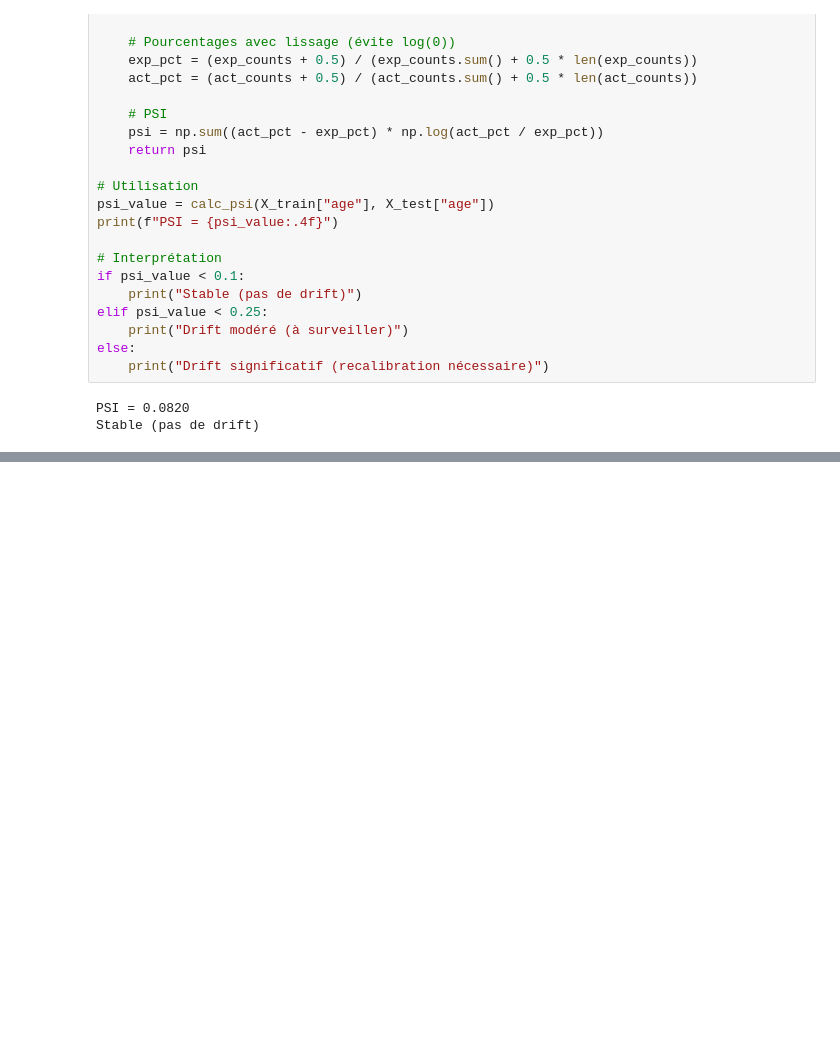
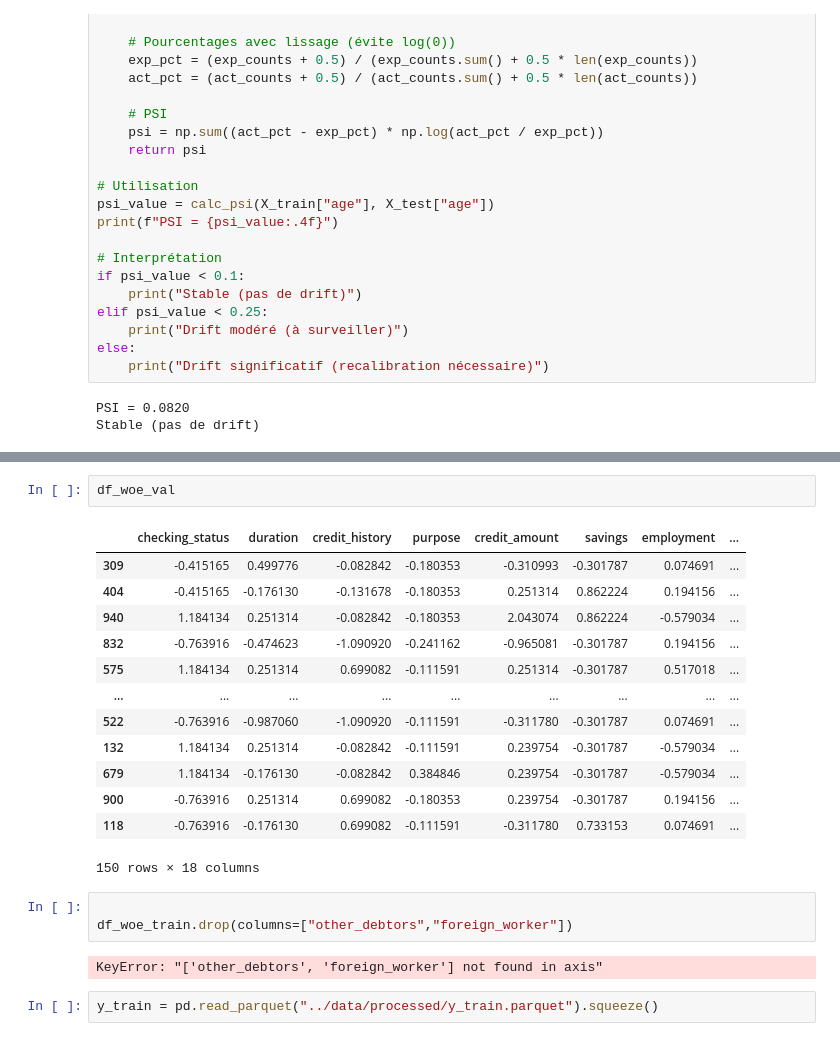
Before and after one commit to kevinguemnengfotso-tech/scorecard_credit, a Jupyter notebook: notebooks/02_woe_iv.ipynb, the cells around one changed output, grey strips where cells are left out. Saved outputs shown, nothing was run; the diff lists cells and outputs as text; blank space fills up the shorter version.

```diff
--- a/notebooks/02_woe_iv.ipynb
+++ b/notebooks/02_woe_iv.ipynb
@@ -303,0 +321,23 @@ Stable (pas de drift)
+# %%
+df_woe_val
+# %% [output]
+|  | checking_status | duration | credit_history | purpose | credit_amount | savings | employment | ... |
+| 309 | -0.415165 | 0.499776 | -0.082842 | -0.180353 | -0.310993 | -0.301787 | 0.074691 | ... |
+| 404 | -0.415165 | -0.176130 | -0.131678 | -0.180353 | 0.251314 | 0.862224 | 0.194156 | ... |
+| 940 | 1.184134 | 0.251314 | -0.082842 | -0.180353 | 2.043074 | 0.862224 | -0.579034 | ... |
+| 832 | -0.763916 | -0.474623 | -1.090920 | -0.241162 | -0.965081 | -0.301787 | 0.194156 | ... |
+| 575 | 1.184134 | 0.251314 | 0.699082 | -0.111591 | 0.251314 | -0.301787 | 0.517018 | ... |
+| ... | ... | ... | ... | ... | ... | ... | ... | ... |
+| 522 | -0.763916 | -0.987060 | -1.090920 | -0.111591 | -0.311780 | -0.301787 | 0.074691 | ... |
+| 132 | 1.184134 | 0.251314 | -0.082842 | -0.111591 | 0.239754 | -0.301787 | -0.579034 | ... |
+| 679 | 1.184134 | -0.176130 | -0.082842 | 0.384846 | 0.239754 | -0.301787 | -0.579034 | ... |
+| 900 | -0.763916 | 0.251314 | 0.699082 | -0.180353 | 0.239754 | -0.301787 | 0.194156 | ... |
+| 118 | -0.763916 | -0.176130 | 0.699082 | -0.111591 | -0.311780 | 0.733153 | 0.074691 | ... |
+150 rows × 18 columns
+# %%
+
+df_woe_train.drop(columns=["other_debtors","foreign_worker"])
+# %% [output]
+KeyError: "['other_debtors', 'foreign_worker'] not found in axis"
+# %%
+y_train = pd.read_parquet("../data/processed/y_train.parquet").squeeze()
```
Also changed, not shown: parts of 11 cells of this notebook, 4 other files.
